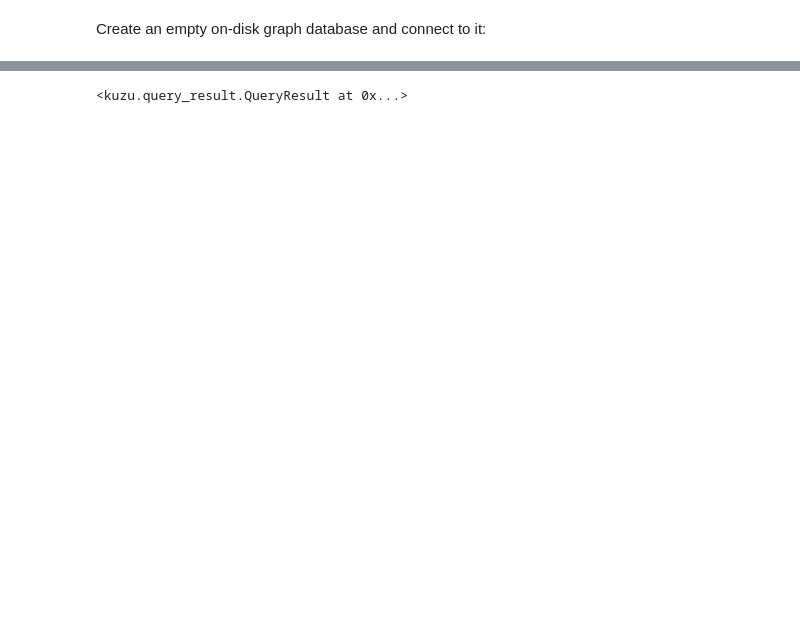
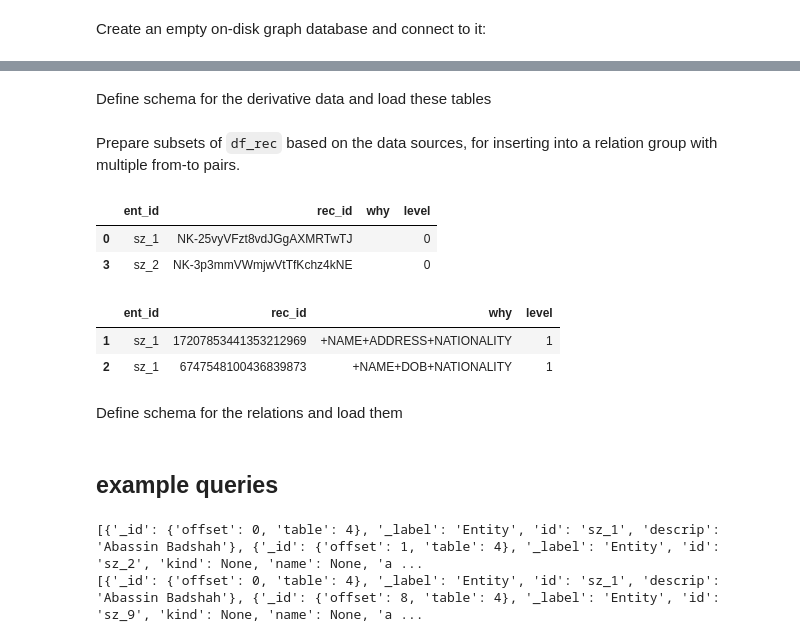
Before and after one commit to DerwenAI/kleptosyn, a Jupyter notebook: load_kuzu.ipynb, the cells around one changed output, grey strips where cells are left out. Cells and saved outputs as stored; diff of their text form; code cells hidden in the pictures; blank space fills up the shorter version.

```diff
--- a/load_kuzu.ipynb
+++ b/load_kuzu.ipynb
@@ -407,0 +463,2 @@ conn.execute("CREATE REL TABLE Related(FROM Entity TO Entity, why STRING, level
+# %% [markdown]
+Define schema for the derivative data and load these tables
@@ -408,10 +469,24 @@ conn.execute("CREATE REL TABLE Related(FROM Entity TO Entity, why STRING, level
 # %%
-conn.execute("COPY OpenSanctions FROM df_os")
-conn.execute("COPY OpenOwnership FROM df_oa")
 conn.execute("COPY Risk FROM df_risk")
 conn.execute("COPY Role FROM df_role")
-conn.execute("COPY Entity FROM df_ent")
-#conn.execute("COPY Entity FROM df_rec")
-#conn.execute("COPY Entity FROM df_rel")
+conn.execute("COPY Entity FROM df_ent");
-# %% [output]
-<kuzu.query_result.QueryResult at 0x...>
+# %% [markdown]
+Prepare subsets of `df_rec` based on the data sources, for inserting into a relation group with multiple from-to pairs.
+# %%
+df_rec_os = df_rec.loc[df_rec["source"] == "OPEN-SANCTIONS"]
+del df_rec_os["source"]
+df_rec_os.head(2)
+# %% [output]
+|  | ent_id | rec_id | why | level |
+| 0 | sz_1 | NK-25vyVFzt8vdJGgAXMRTwTJ |  | 0 |
+| 3 | sz_2 | NK-3p3mmVWmjwVtTfKchz4kNE |  | 0 |
+# %%
+df_rec_oo = df_rec.loc[df_rec["source"] == "OPEN-OWNERSHIP"]
+del df_rec_oo["source"]
+df_rec_oo.head(2)
+# %% [output]
+|  | ent_id | rec_id | why | level |
+| 1 | sz_1 | 17207853441353212969 | +NAME+ADDRESS+NATIONALITY | 1 |
+| 2 | sz_1 | 6747548100436839873 | +NAME+DOB+NATIONALITY | 1 |
+# %% [markdown]
+Define schema for the relations and load them
@@ -417,0 +500,15 @@ conn.execute("COPY Entity FROM df_ent")
+# %% [markdown]
+## example queries
+# %%
+results = conn.execute("""
+MATCH (n:Entity)-[b]->(c)
+RETURN *
+LIMIT 2
+;
+""")
+
+while results.has_next():
+    print(results.get_next())
+# %% [output]
+[{'_id': {'offset': 0, 'table': 4}, '_label': 'Entity', 'id': 'sz_1', 'descrip': 'Abassin Badshah'}, {'_id': {'offset': 1, 'table': 4}, '_label': 'Entity', 'id': 'sz_2', 'kind': None, 'name': None, 'a ...
+[{'_id': {'offset': 0, 'table': 4}, '_label': 'Entity', 'id': 'sz_1', 'descrip': 'Abassin Badshah'}, {'_id': {'offset': 8, 'table': 4}, '_label': 'Entity', 'id': 'sz_9', 'kind': None, 'name': None, 'a ...
```
Also changed, not shown: parts of 17 cells of this notebook, 2 other files.
